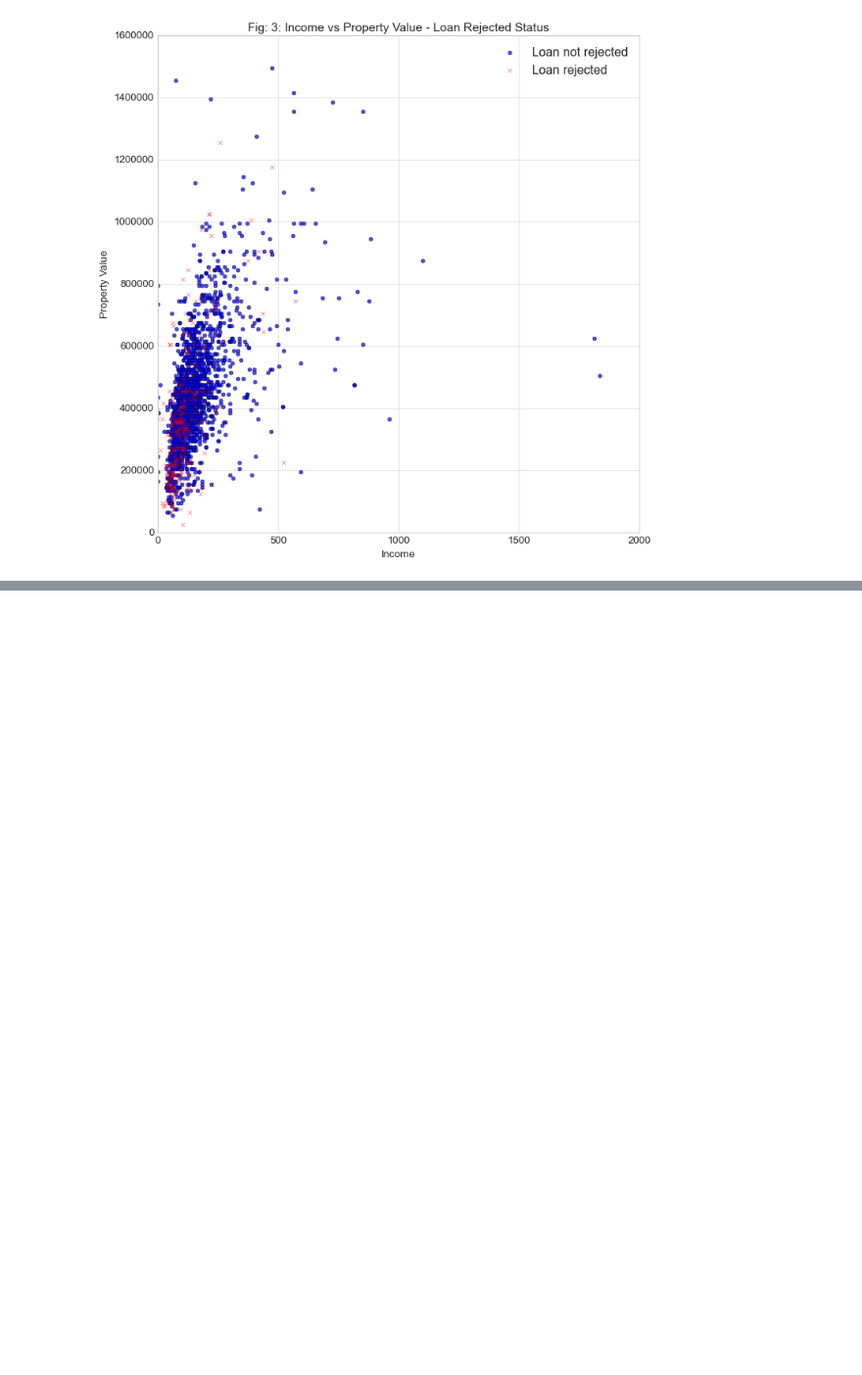
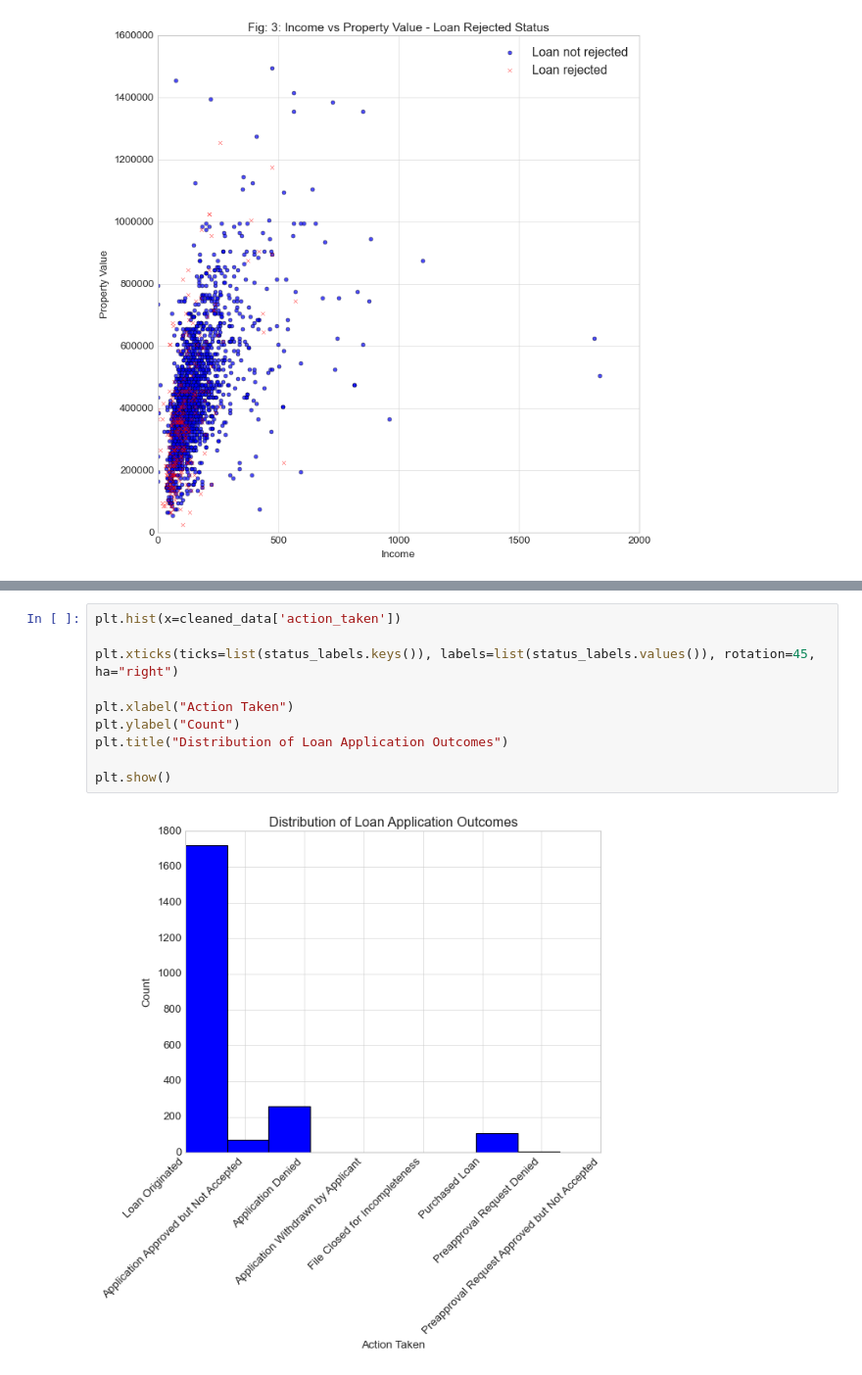
Before and after one commit to vzhang03/cmpu250-final-project, a Jupyter notebook: eda/pre-eda.ipynb, the cells around one changed output, grey strips where cells are left out. Shown at 98% size. Cells and saved outputs as stored; diff of their text form; blank space fills up the shorter version.

```diff
--- a/eda/pre-eda.ipynb
+++ b/eda/pre-eda.ipynb
@@ -359,0 +445,12 @@ plt.show()
+# %%
+plt.hist(x=cleaned_data['action_taken'])
+
+plt.xticks(ticks=list(status_labels.keys()), labels=list(status_labels.values()), rotation=45, ha="right")
+
+plt.xlabel("Action Taken")
+plt.ylabel("Count")
+plt.title("Distribution of Loan Application Outcomes")
+
+plt.show()
+# %% [output]
+[figure, added]
```
Also changed, not shown: parts of 15 cells of this notebook, 1 other file.
